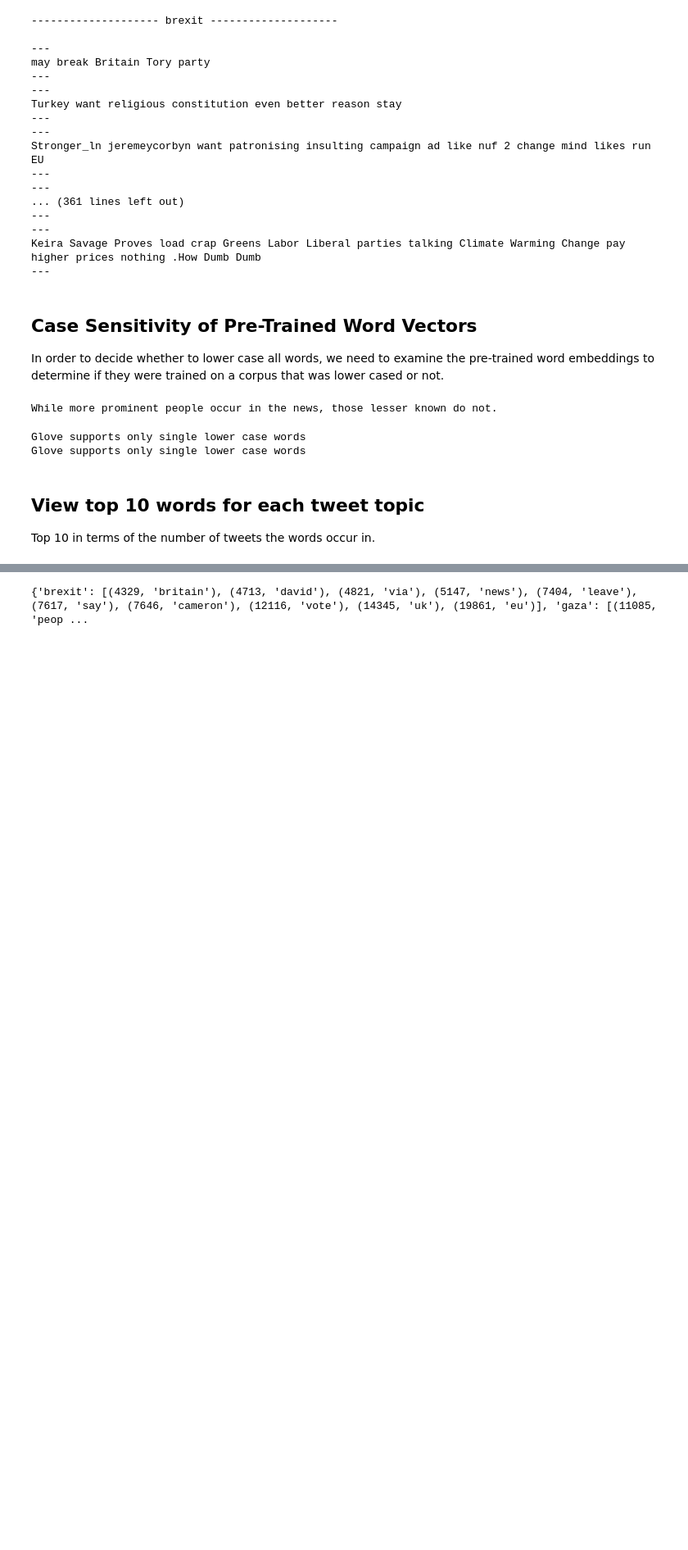
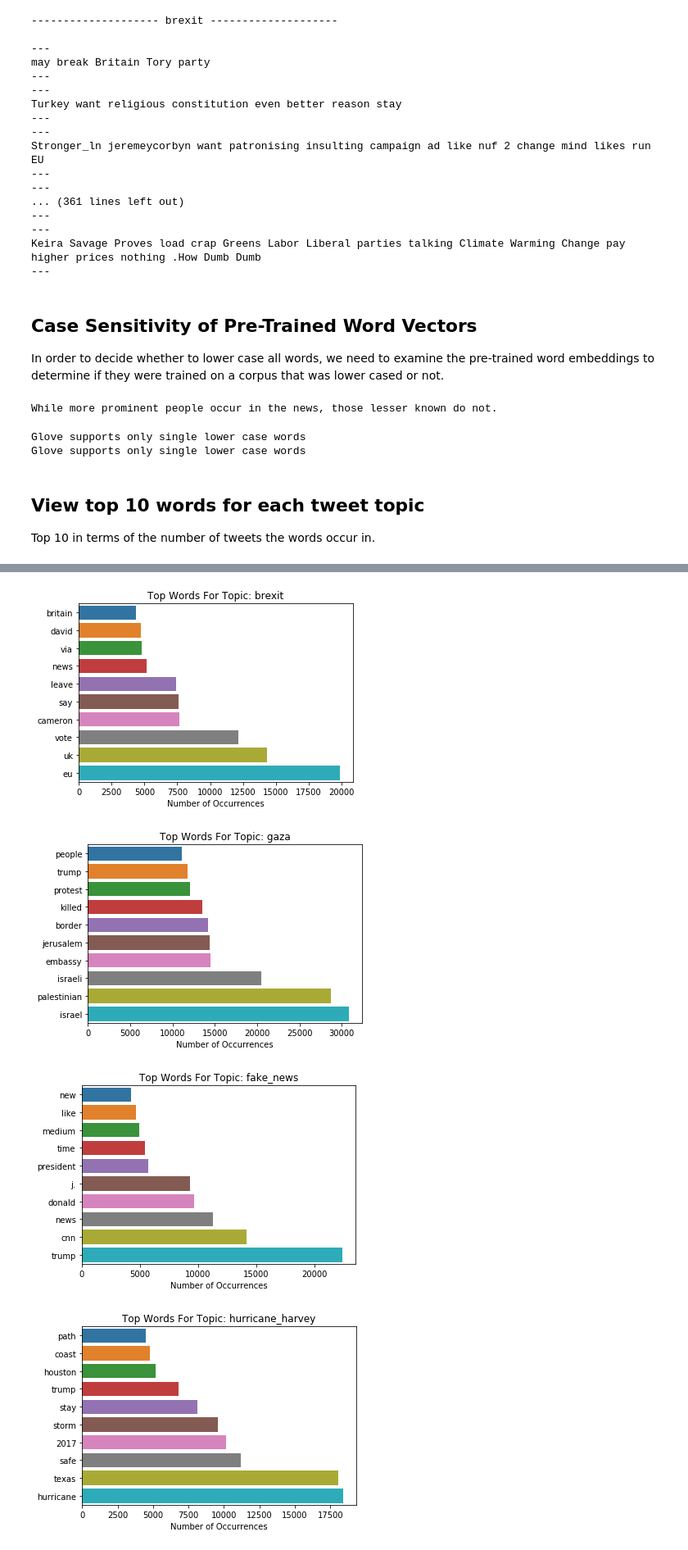
Before and after one commit to dscook/topic-classification-with-kbs, a Jupyter notebook: tweet-classification/data_exploration.ipynb, the cells around one changed output, grey strips where cells are left out. Shown at 82% size. Saved outputs shown, nothing was run; the diff lists cells and outputs as text; code cells hidden in the pictures; blank space fills up the shorter version.

Commit message:
Graphs of top words plotted.

```diff
--- a/tweet-classification/data_exploration.ipynb
+++ b/tweet-classification/data_exploration.ipynb
@@ -157,21 +179,19 @@ for topic, tweets in tweets_keyed_by_topic_all.items():
-# %%
-# Keep top 10 words per topic
-capacity = 10
-top_words_per_topic = {}
-
-for topic in word_counts.keys():
-    top_words = []
-    heap_size = 0
-
-    for word, count in word_counts[topic].items():
-        if heap_size < capacity:
-            heapq.heappush(top_words, (count, word))
-            heap_size += 1
-        else:
-            heapq.heappushpop(top_words, (count, word))
-
-    top_words_per_topic[topic] = [heapq.heappop(top_words) for i in range(len(top_words))]
-
-print(top_words_per_topic)
-# %% [output]
-{'brexit': [(4329, 'britain'), (4713, 'david'), (4821, 'via'), (5147, 'news'), (7404, 'leave'), (7617, 'say'), (7646, 'cameron'), (12116, 'vote'), (14345, 'uk'), (19861, 'eu')], 'gaza': [(11085, 'peop ...
+# %%
+for topic, top_words in top_words_per_topic.items():
+
+    x = []
+    y = []
+    for count, word in top_words:
+        y.append(word)
+        x.append(count)
+
+    plt.figure()
+    plt.title('Top Words For Topic: {}'.format(topic))
+    plt.xlabel('Number of Occurrences')
+    sns.barplot(x=x, y=y)
+    plt.show()
+# %% [output]
+[figure, added]
+[figure, added]
+[figure, added]
+[figure, added]
```
Also changed, not shown: parts of 3 cells of this notebook, 1 other file.
